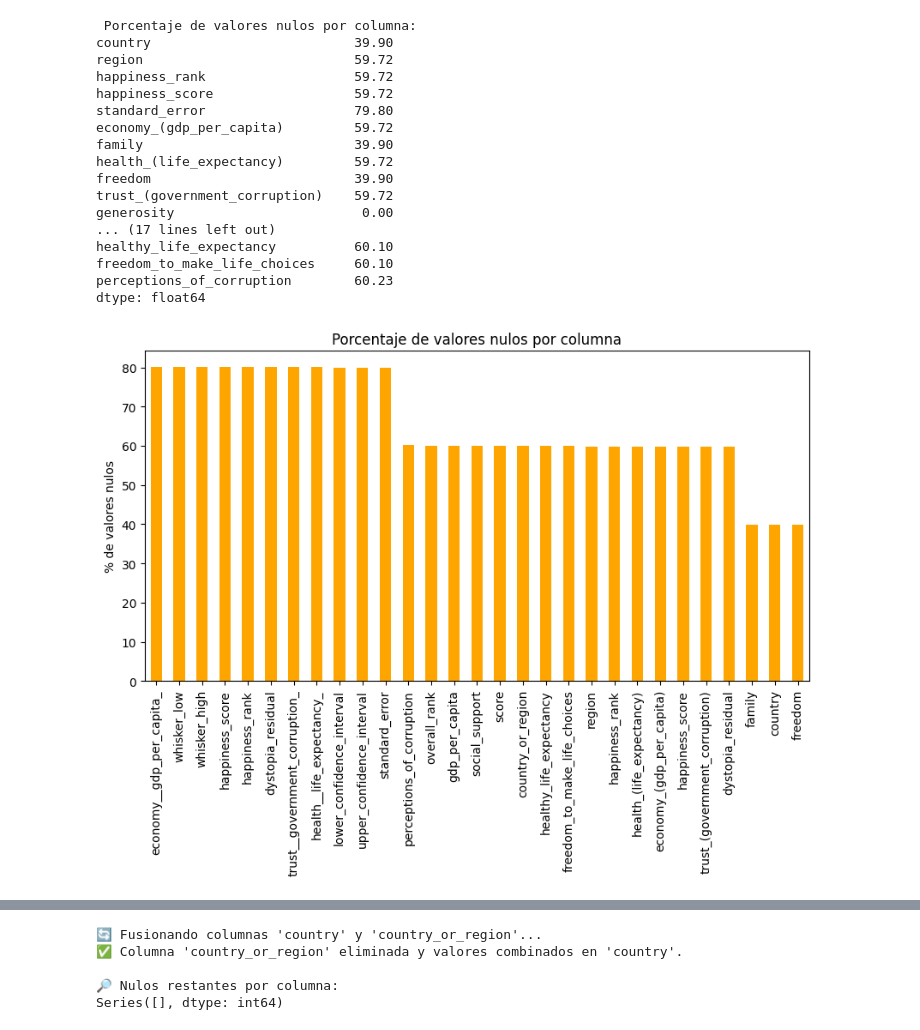
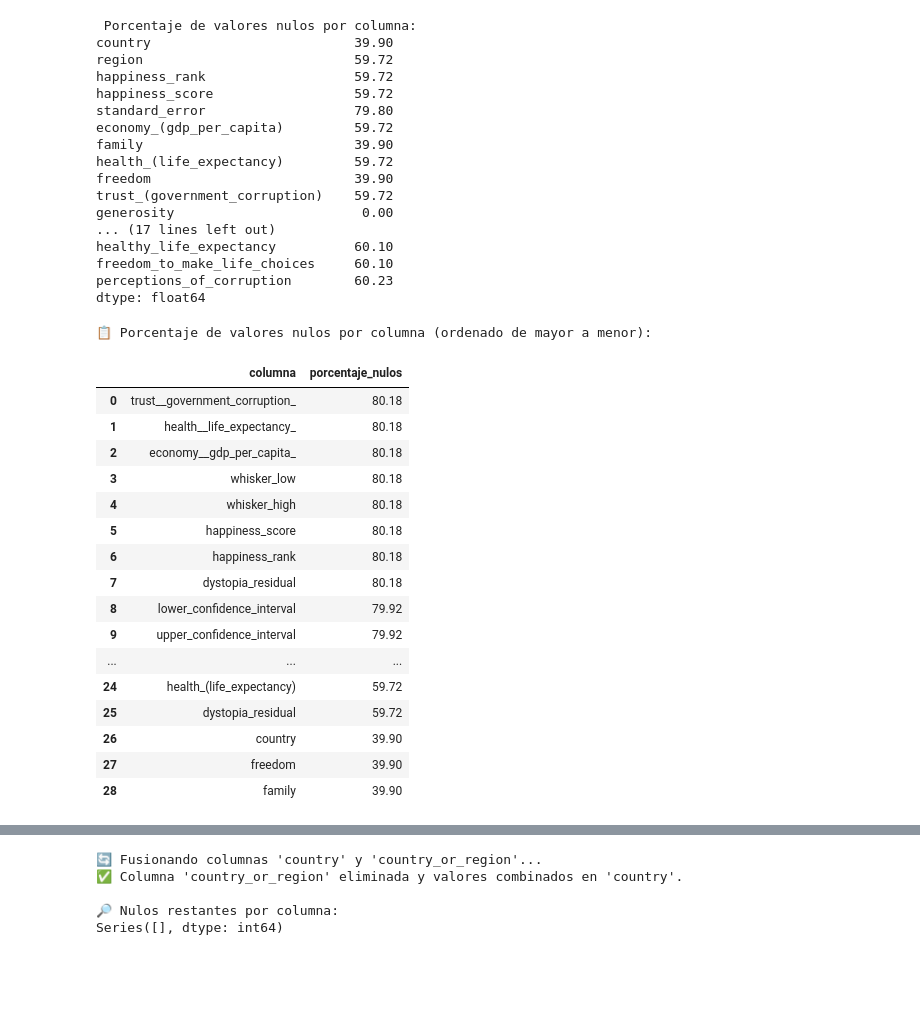
Before and after one commit to Crisfunky01/world-happiness-eda, a Jupyter notebook: notebooks/01_data_cleaning_and_eda.ipynb, the cells around one changed output, grey strips where cells are left out. Saved outputs shown, nothing was run; the diff lists cells and outputs as text; code cells hidden in the pictures; blank space fills up the shorter version.

```diff
--- a/notebooks/01_data_cleaning_and_eda.ipynb
+++ b/notebooks/01_data_cleaning_and_eda.ipynb
@@ -426,18 +426,60 @@ healthy_life_expectancy          60.10
 freedom_to_make_life_choices     60.10
 perceptions_of_corruption        60.23
 dtype: float64
-# %%
-# 3️⃣ Visualización gráfica (opcional pero muy útil)
-import matplotlib.pyplot as plt
-
-plt.figure(figsize=(10,5))
-porcentaje_nulos[porcentaje_nulos > 0].sort_values(ascending=False).plot(
-    kind='bar', color='orange', title='Porcentaje de valores nulos por columna'
-)
-plt.ylabel('% de valores nulos')
-plt.show()
-# %% [output]
-[figure, removed]
+# %%
+# ===========================================================
+# 📋 TABLA: Porcentaje de valores nulos por columna (versión robusta)
+# ===========================================================
+
+import pandas as pd
+
+# 1️⃣ Calcular el porcentaje de nulos
+porcentaje_nulos = (df.isna().sum() / len(df)) * 100
+
+# 2️⃣ Convertir en DataFrame y ordenar de mayor a menor
+tabla_nulos = (
+    porcentaje_nulos
+    .reset_index()  # convierte el índice en columna normal
+    .rename(columns={'index': 'columna', 0: 'porcentaje_nulos'})  # asegura nombres
+)
+
+# Si por alguna razón la columna de valores no se llama 'porcentaje_nulos', la detectamos:
+if 'porcentaje_nulos' not in tabla_nulos.columns:
+    # detectamos automáticamente la segunda columna
+    valor_col = tabla_nulos.columns[1]
+    tabla_nulos = tabla_nulos.rename(columns={valor_col: 'porcentaje_nulos'})
+
+# 3️⃣ Ordenar, redondear y filtrar
+tabla_nulos = (
+    tabla_nulos
+    .sort_values(by='porcentaje_nulos', ascending=False)
+    .reset_index(drop=True)
+)
+tabla_nulos['porcentaje_nulos'] = tabla_nulos['porcentaje_nulos'].round(2)
+tabla_nulos = tabla_nulos[tabla_nulos['porcentaje_nulos'] > 0]
+
+# 4️⃣ Mostrar resultado
+print("📋 Porcentaje de valores nulos por columna (ordenado de mayor a menor):\n")
+display(tabla_nulos)
+# %% [output]
+📋 Porcentaje de valores nulos por columna (ordenado de mayor a menor):
+|  | columna | porcentaje_nulos |
+| 0 | trust__government_corruption_ | 80.18 |
+| 1 | health__life_expectancy_ | 80.18 |
+| 2 | economy__gdp_per_capita_ | 80.18 |
+| 3 | whisker_low | 80.18 |
+| 4 | whisker_high | 80.18 |
+| 5 | happiness_score | 80.18 |
+| 6 | happiness_rank | 80.18 |
+| 7 | dystopia_residual | 80.18 |
+| 8 | lower_confidence_interval | 79.92 |
+| 9 | upper_confidence_interval | 79.92 |
+| ... | ... | ... |
+| 24 | health_(life_expectancy) | 59.72 |
+| 25 | dystopia_residual | 59.72 |
+| 26 | country | 39.90 |
+| 27 | freedom | 39.90 |
+| 28 | family | 39.90 |
 # %%
 # ===========================================================
 # 🧩 PASO 3.2: LIMPIEZA DE VALORES NULOS
```
Also changed, not shown: parts of 1 cell of this notebook.
